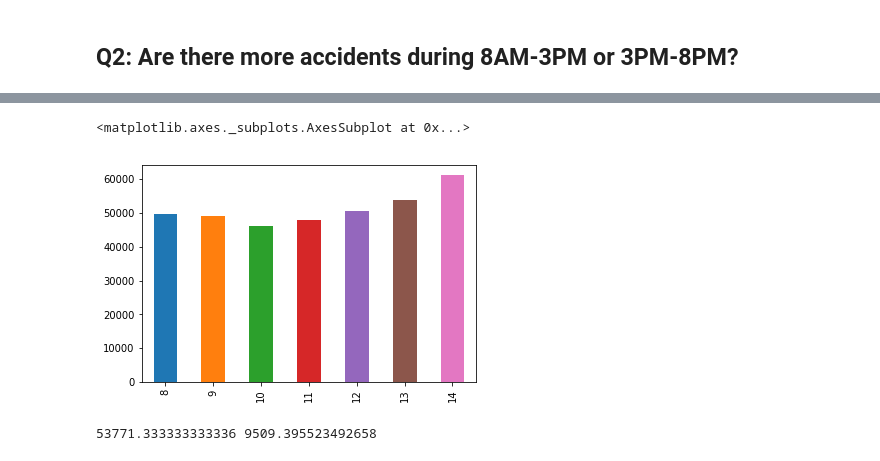
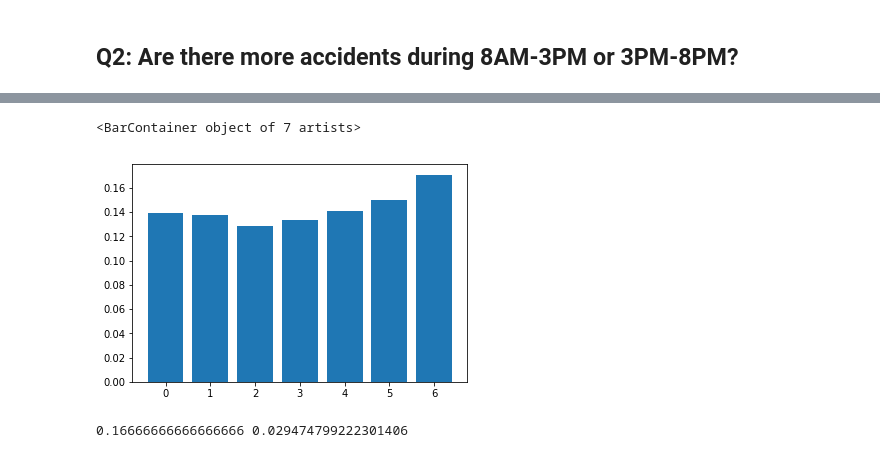
Before and after one commit to udacity/sapient-webinar, a Jupyter notebook: collisions.ipynb, the cells around one changed output, grey strips where cells are left out. Drawn from its saved outputs; the diff is of its cells as text; code cells hidden in the pictures.

```diff
--- a/collisions.ipynb
+++ b/collisions.ipynb
@@ -351,6 +369,8 @@ hist_manhattan.plot(kind='bar')
 # %%
 day_time = (data.TIME.dt.hour >=8 ) & (data.TIME.dt.hour < 15)
 night_time = (data.TIME.dt.hour >=15 ) & (data.TIME.dt.hour <= 20)
-day_accidents = data[day_time].TIME.dt.hour.value_counts().sort_index()
-night_accidents = data[night_time].TIME.dt.hour.value_counts().sort_index()
+day_accidents = data[day_time].TIME.dt.hour.value_counts().sort_index().values
+day_accidents = day_accidents/day_accidents.sum()
+night_accidents = data[night_time].TIME.dt.hour.value_counts().sort_index().values
+night_accidents = night_accidents/night_accidents.sum()
 # %%
@@ -360,9 +380,10 @@ print(day_accidents.values.mean(), day_accidents.values.std())
-# %%
-day_accidents.plot(kind='bar')
-# %% [output]
-<matplotlib.axes._subplots.AxesSubplot at 0x...>
-[figure, removed]
+# %%
+plt.bar(x=range(len(day_accidents)), height=day_accidents)
+plt.show()
+# %% [output]
+<BarContainer object of 7 artists>
+[figure, added]
 # %%
-print(night_accidents.values.mean(), night_accidents.values.std())
+print(night_accidents.mean(), night_accidents.std())
 # %% [output]
-53771.333333333336 9509.395523492658
+0.16666666666666666 0.029474799222301406
```
Also changed, not shown: parts of 18 cells of this notebook.
